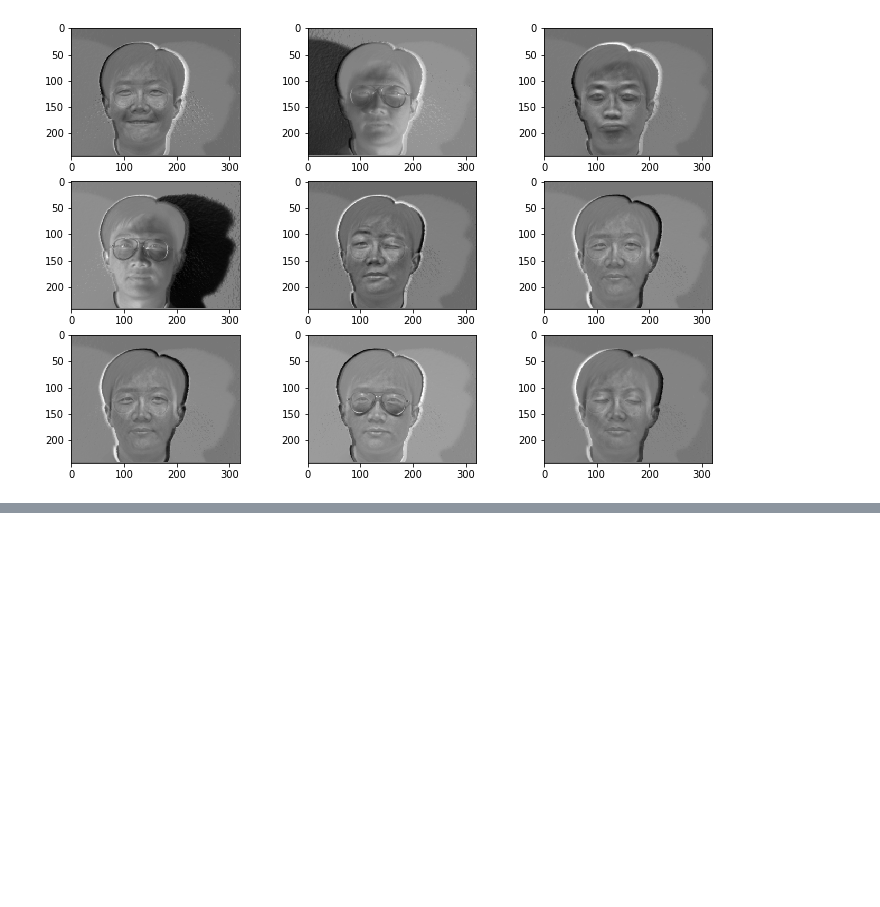
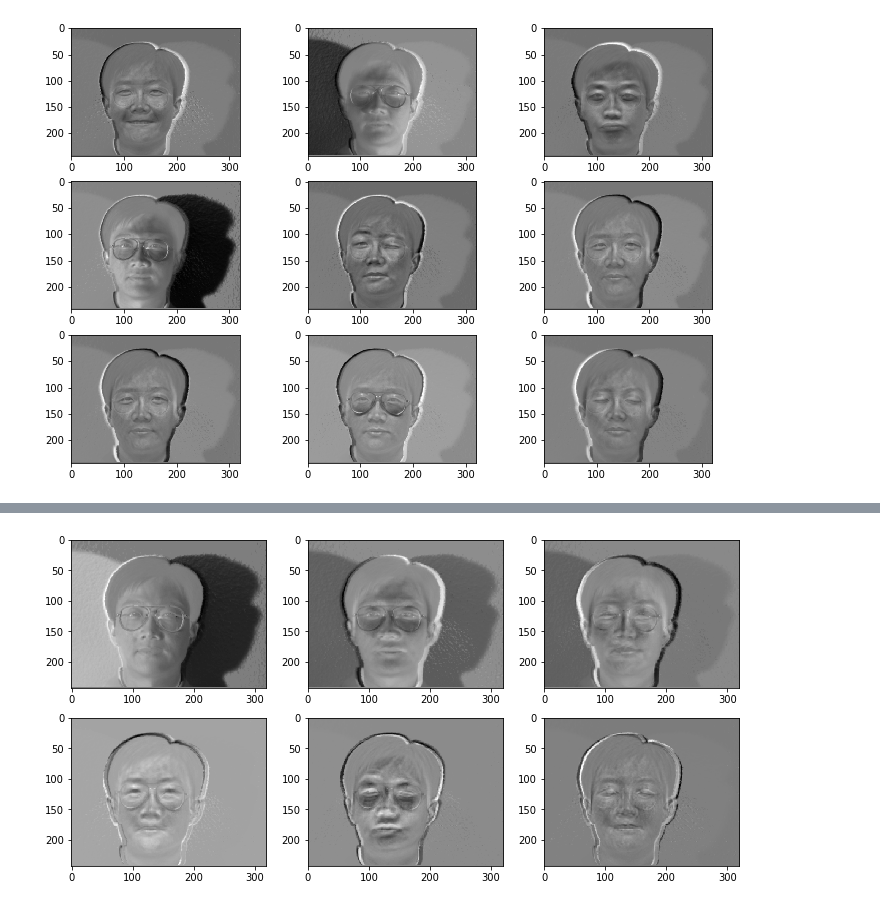
Before and after one commit to deshwalmahesh/EigenFace-Face-Recognition, a Jupyter notebook: Solution.ipynb, the cells around one changed output, grey strips where cells are left out. Cells and saved outputs as stored; diff of their text form; code cells hidden in the pictures; blank space fills up the shorter version.

```diff
--- a/Solution.ipynb
+++ b/Solution.ipynb
@@ -119,0 +157,12 @@ f.delaxes(ax[-1])
+# %%
+eig_pairs14 = [(eigenvalues14[index], eigenvectors14[:,index]) for index in range(len(eigenvalues14))]
+eig_pairs14.sort(reverse=True) # Sort the eigen pairs in descending order:
+eigvalues_sort14  = [eig_pairs14[index][0] for index in range(len(eigenvalues14))]
+eigvectors_sort14 = [eig_pairs14[index][1] for index in range(len(eigenvalues14))]
+
+######################################################################################
+
+eig_pairs1 = [(eigenvalues1[index], eigenvectors1[:,index]) for index in range(len(eigenvalues1))]
+eig_pairs1.sort(reverse=True)
+eigvalues_sort1  = [eig_pairs1[index][0] for index in range(len(eigenvalues1))]
+eigvectors_sort1 = [eig_pairs1[index][1] for index in range(len(eigenvalues1))]
@@ -119,0 +192,4 @@ f.delaxes(ax[-1])
+# %%
+top6_14 = np.array(eigvectors_sort14[:6]).transpose()
+#####################################################
+top6_1 = np.array(eigvectors_sort1[:6]).transpose()
@@ -119,0 +203,12 @@ f.delaxes(ax[-1])
+# %%
+projected14 = np.dot(vec14.transpose(),top6_14).transpose()
+############################################################
+projected1 = np.dot(vec1.transpose(),top6_1).transpose()
+# %%
+f,ax = plt.subplots(2,3,figsize=(12,6))
+ax = ax.ravel()
+for i in range(len(projected14)):
+    img = projected14[i].reshape(width,height)
+    ax[i].imshow(img, cmap='gray')
+# %% [output]
+[figure, added]
```
Also changed, not shown: parts of 42 cells of this notebook.
